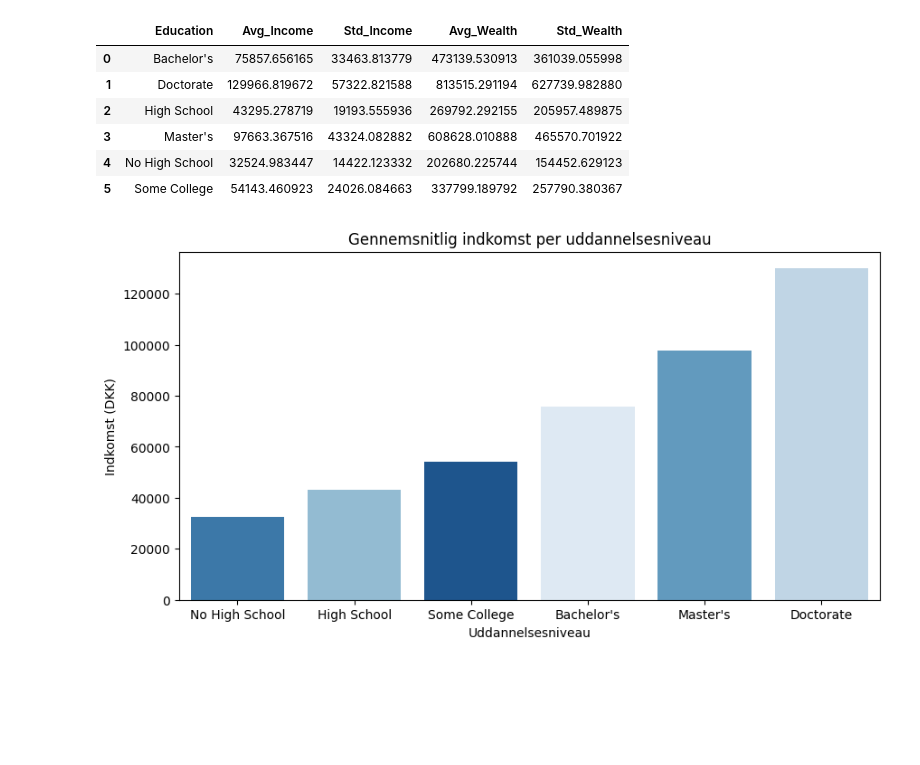
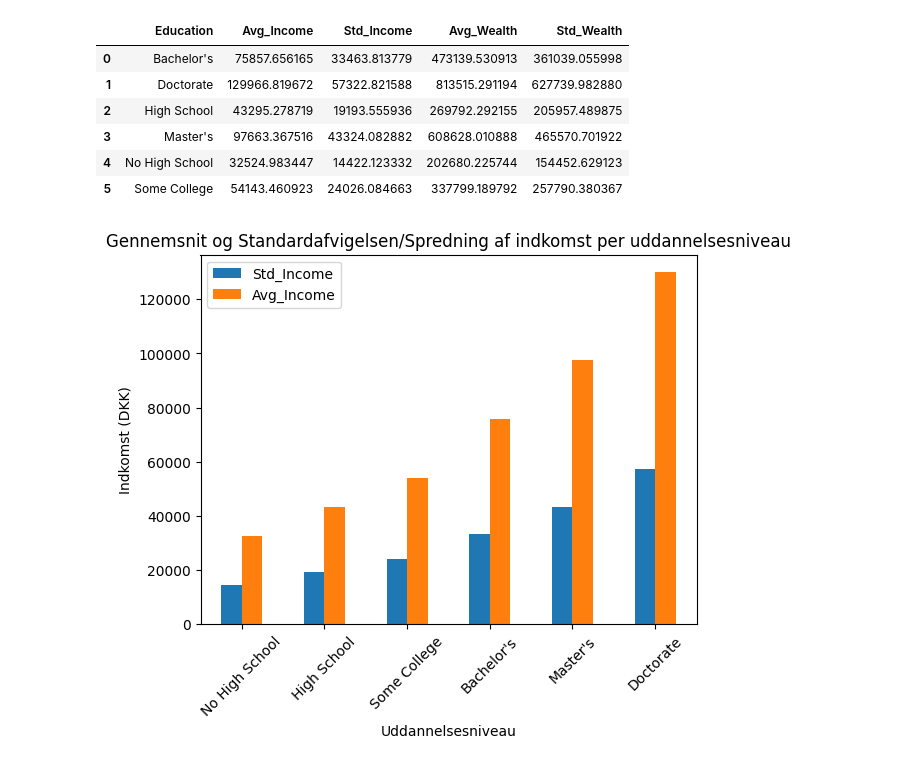
Before and after one commit to Brezzor/KEA_1.Semester_AI, a Jupyter notebook: 01._Lecture_6/wealth-income.ipynb, the cells around one changed output. Saved outputs shown, nothing was run; the diff lists cells and outputs as text; code cells hidden in the pictures; blank space fills up the shorter version.

Commit message:
Har lavet opgave omkring income-wealth dataset

```diff
--- a/01._Lecture_6/wealth-income.ipynb
+++ b/01._Lecture_6/wealth-income.ipynb
@@ -52,13 +52,12 @@ edu_stats
 | 4 | No High School | 32524.983447 | 14422.123332 | 202680.225744 | 154452.629123 |
 | 5 | Some College | 54143.460923 | 24026.084663 | 337799.189792 | 257790.380367 |
 # %%
-plt.figure(figsize=(10,5))
-order = edu_stats.sort_values("Avg_Income")["Education"].tolist()
-sns.barplot(data=edu_stats, x="Education",y="Avg_Income", hue="Education", legend=False,palette="Blues",order=order)
-plt.title("Gennemsnitlig indkomst per uddannelsesniveau")
+edu_stats.sort_values(by=["Avg_Income"]).plot(x="Education",y=["Std_Income","Avg_Income"],kind="bar")
+plt.title("Gennemsnit og Standardafvigelsen/Spredning af indkomst per uddannelsesniveau")
 plt.xlabel("Uddannelsesniveau")
 plt.ylabel("Indkomst (DKK)")
+plt.xticks(rotation=45)
 plt.show()
 # %% [output]
-[figure, old version]
+[figure, new version]
 # %%
```
Also changed, not shown: parts of 2 cells of this notebook.
